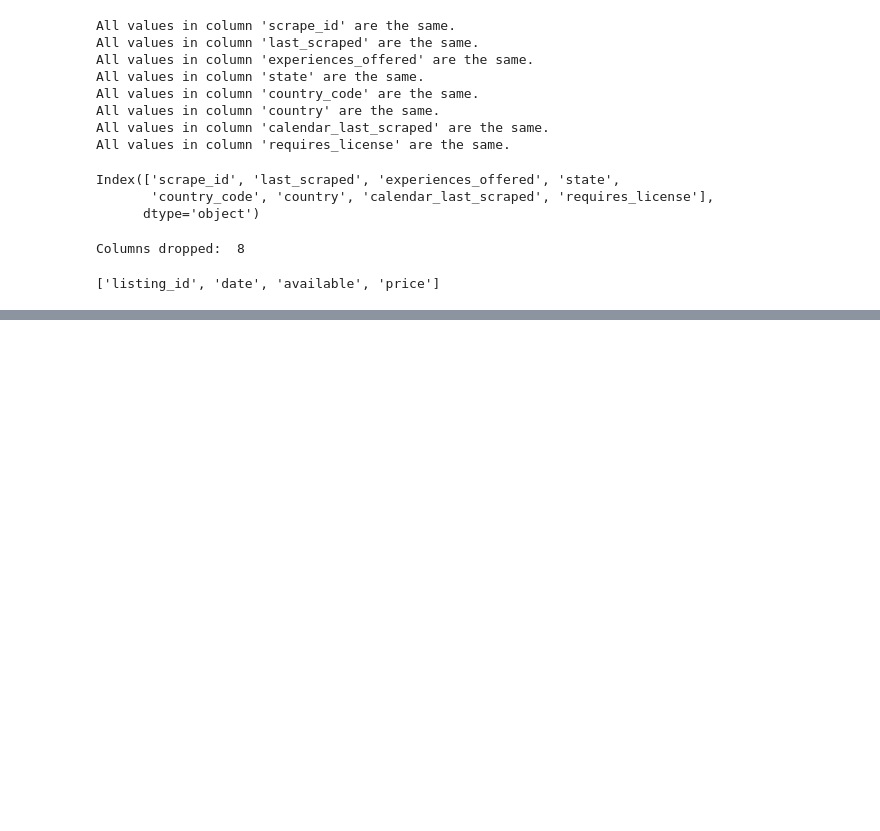
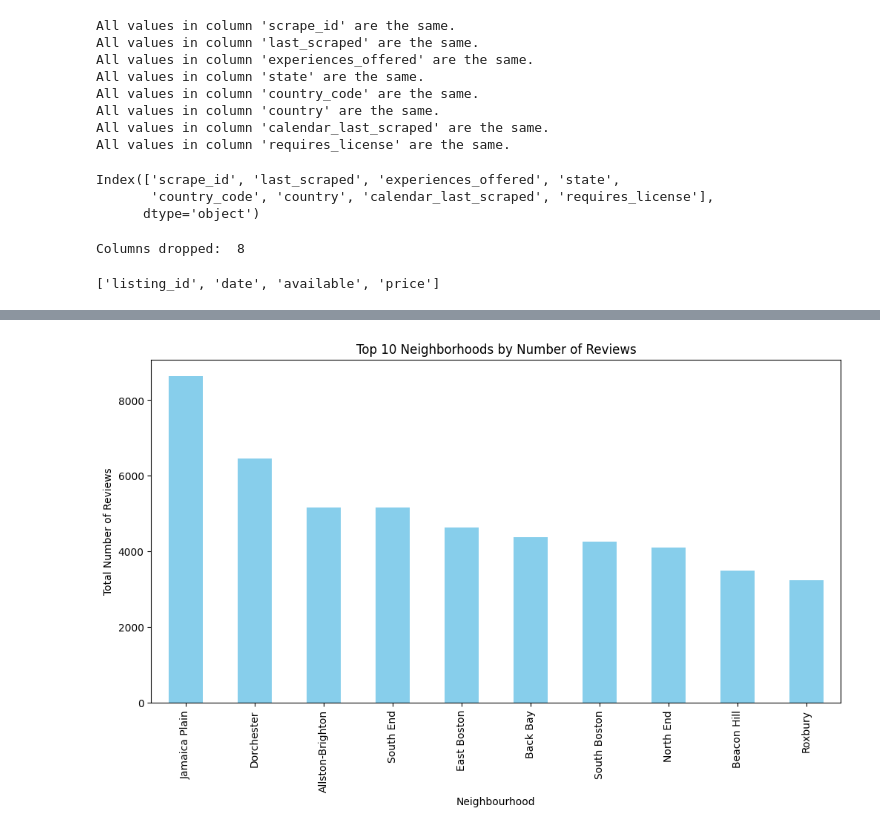
Before and after one commit to Tyler-McIntyre/Udacity, a Jupyter notebook: boston_airbnb_data/boston_airbnb_2.ipynb, the cells around one changed output, grey strips where cells are left out. Cells and saved outputs as stored; diff of their text form; code cells hidden in the pictures; blank space fills up the shorter version.

```diff
--- a/boston_airbnb_data/boston_airbnb_2.ipynb
+++ b/boston_airbnb_data/boston_airbnb_2.ipynb
@@ -341,0 +522,19 @@ df_listings_subset.head()
+# %%
+# Group by 'neighbourhood' and sum the 'number_of_reviews'
+neighborhood_reviews = df_listings_cleaned.groupby('neighbourhood')['number_of_reviews'].sum()
+
+# Sort in descending order
+neighborhood_reviews = neighborhood_reviews.sort_values(ascending=False)
+
+# Select the top 10 neighborhoods
+top_neighborhoods = neighborhood_reviews.head(10)
+
+# Plot the results
+plt.figure(figsize=(12, 6))
+top_neighborhoods.plot(kind='bar', color='skyblue')
+plt.title('Top 10 Neighborhoods by Number of Reviews')
+plt.xlabel('Neighbourhood')
+plt.ylabel('Total Number of Reviews')
+plt.show()
+# %% [output]
+[figure, added]
```
Also changed, not shown: parts of 32 cells of this notebook.
